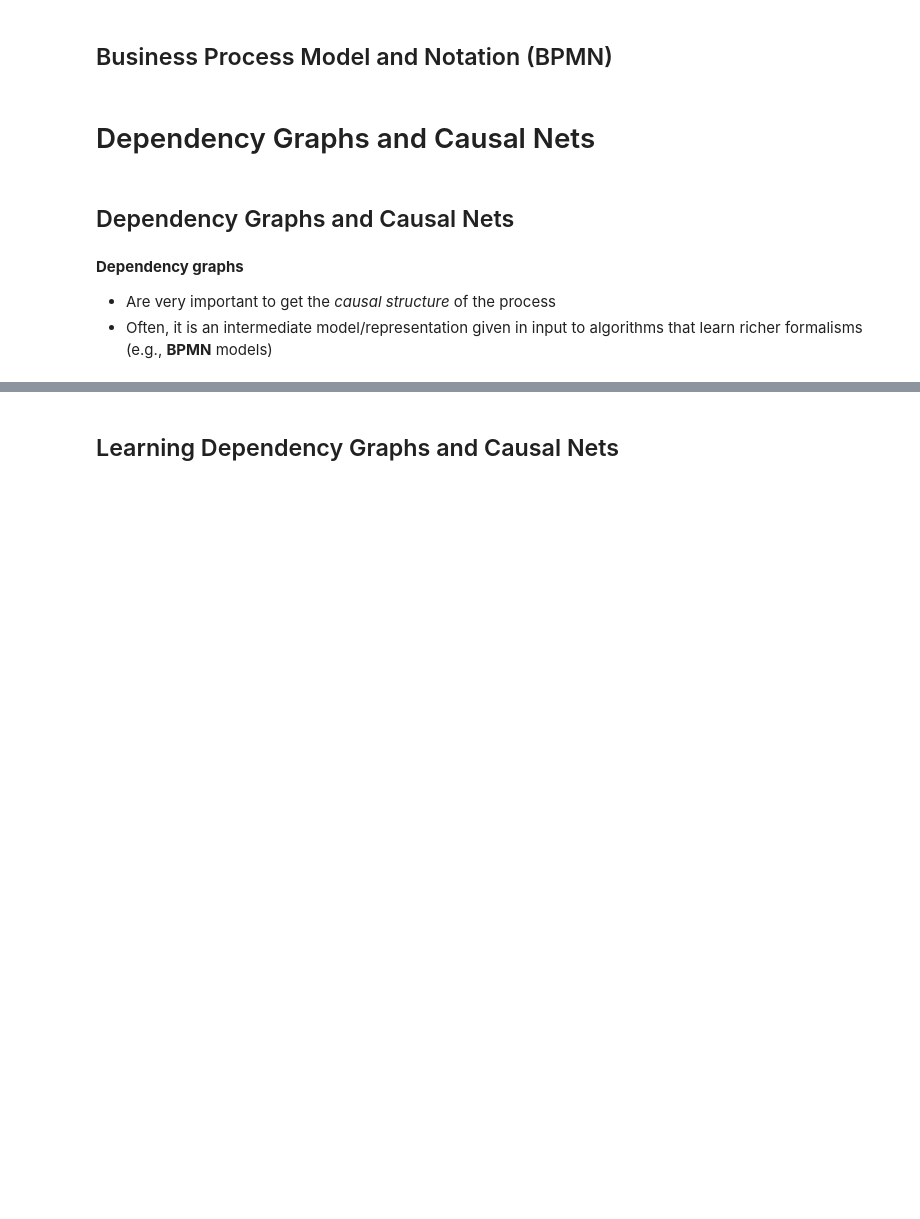
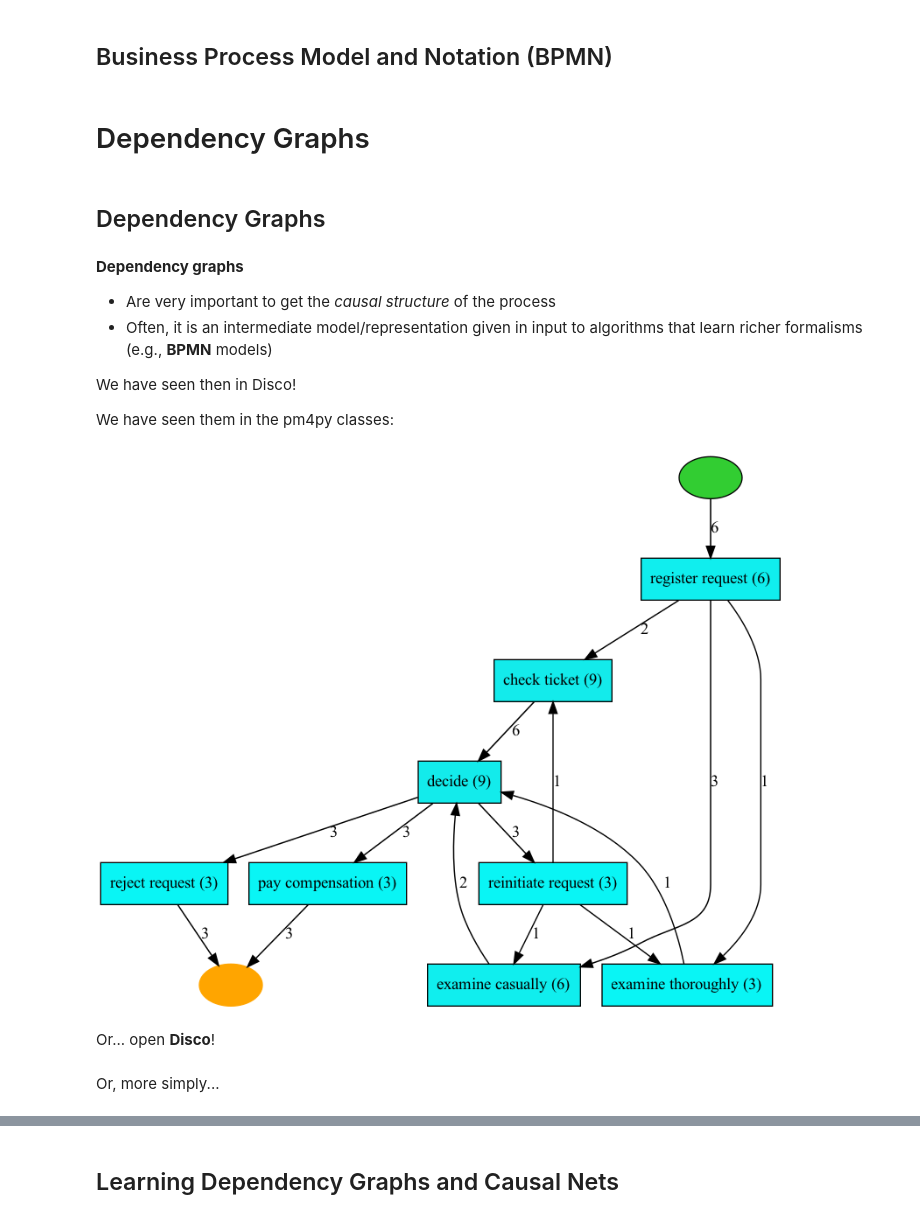
Before and after one commit to EMbeDS-education/ComputingDataAnalysisModeling20242025, a Jupyter notebook: PDAI/jupyter/jupyterNotebooks/M2PM_05DependencyGraphs_HeuristicMiner.ipynb, the cells around one changed output, grey strips where cells are left out. Cells and saved outputs as stored; diff of their text form; code cells hidden in the pictures; blank space fills up the shorter version.

```diff
--- a/PDAI/jupyter/jupyterNotebooks/M2PM_05DependencyGraphs_HeuristicMiner.ipynb
+++ b/PDAI/jupyter/jupyterNotebooks/M2PM_05DependencyGraphs_HeuristicMiner.ipynb
@@ -87,10 +99,26 @@ display(Image('https://raw.github.com/alexeygrigorev/wiki-figures/master/ulb/bpm
 # %% [markdown]
 ## Business Process Model and Notation (BPMN)
 # %% [markdown]
-# Dependency Graphs and Causal Nets
+# Dependency Graphs
 # %% [markdown]
-## Dependency Graphs and Causal Nets
+## Dependency Graphs
 # %% [markdown]
 __Dependency graphs__
 - Are very important to get the _causal structure_ of the process
 - Often, it is an intermediate model/representation given in input to algorithms that learn richer formalisms (e.g., __BPMN__ models)
+
+We have seen then in Disco!
+
+We have seen them in the pm4py classes:
+# %%
+import pm4py
+
+event_log = pm4py.read_xes("simplifiedCustomerComplaintHandling.xes")
+map = pm4py.discover_heuristics_net(event_log)
+pm4py.view_heuristics_net(map)
+# %% [output]
+[figure, added]
+# %% [markdown]
+Or... open __Disco__!
+# %% [markdown]
+Or, more simply...
```
Also changed, not shown: parts of 11 cells of this notebook, 2 other files.
